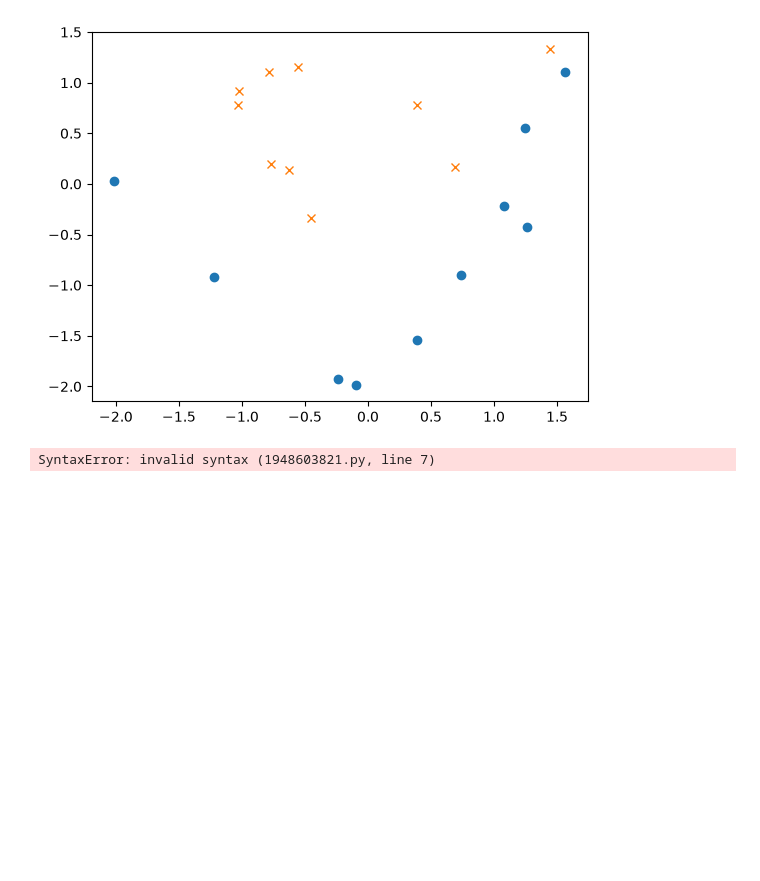
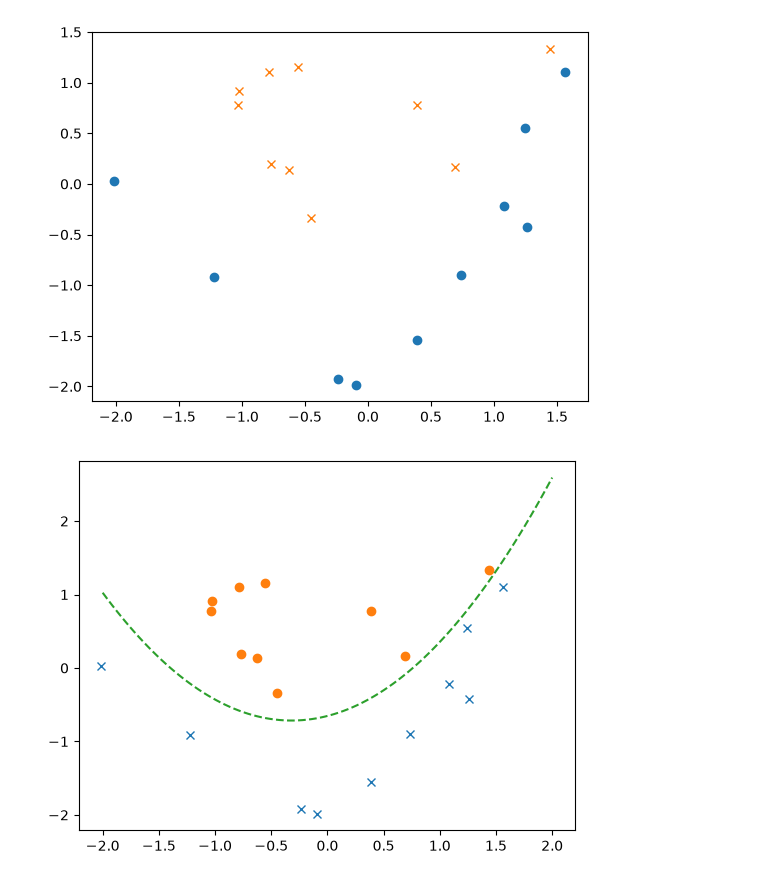
Before and after one commit to katherineinlala/Numsense-Data-Science-for-the-Layman, a Jupyter notebook: classification3_polynomial_features.ipynb, the cells around one changed output. Cells and saved outputs as stored; diff of their text form; code cells hidden in the pictures; blank space fills up the shorter version.

```diff
--- a/classification3_polynomial_features.ipynb
+++ b/classification3_polynomial_features.ipynb
@@ -40,28 +40,31 @@ plt.show()
 # %%
 #Prediction function
 def f(x):
-    return 1 / (1 + np.exp( - np.dot(X, theta)))
+    return 1 / (1 + np.exp( - np.dot(x, theta)))
 
 #Classification function
 def classify(x):
-    ？？？？
+    return (f(x) >= 0.5).astype(int)
 
 #ETA
 ETA = 1e-3
 
 #Epoch
 epoch = 5000
 
 #Record of accuracies
 accuracies = []
 
 for _ in range(epoch):
     theta = theta - ETA * np.dot((f(X) - train_y), X)
+    result = classify(X) == train_y
+    accuracy = len(result[result == True]) / len(result)
+    accuracies.append(accuracy)
 
 x1 = np.linspace(-2, 2, 100)
 plt.plot(train_z[train_y == 1, 0], train_z[train_y == 1, 1], 'x')
 plt.plot(train_z[train_y == 0, 0], train_z[train_y == 0, 1], 'o')
 plt.plot(x1, - (theta[0] + theta[1] * x1 + theta[3] * (x1 ** 2)) / theta[2], linestyle = 'dashed')
 plt.show()
 # %% [output]
-SyntaxError: invalid syntax (1948603821.py, line 7)
+[figure, added]
```
Also changed, not shown: parts of 2 cells of this notebook.
